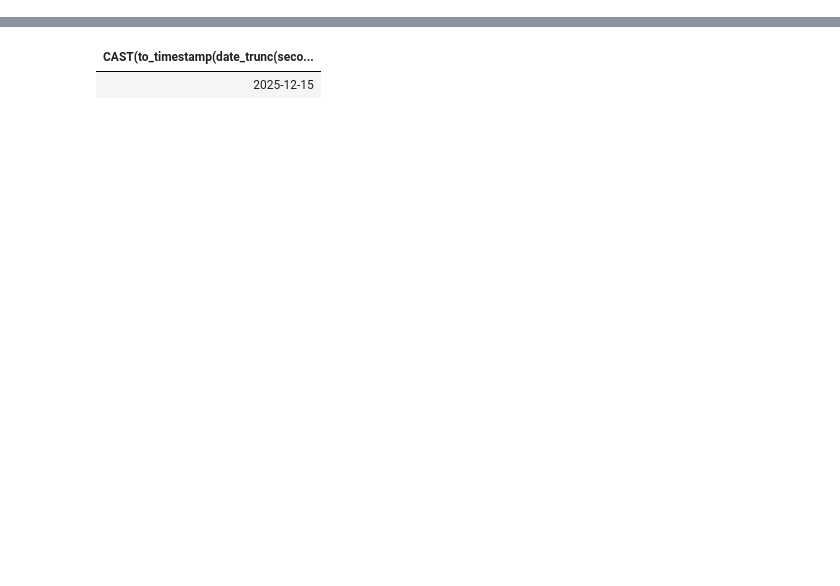
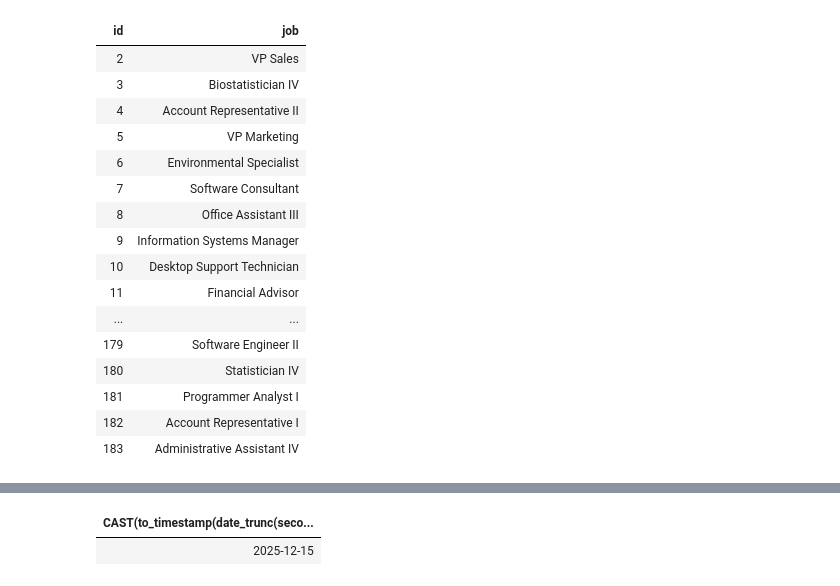
Before and after one commit to alexis18daes/databricks_challenge_repo, a Jupyter notebook: challenge_final.ipynb, the cells around one changed output, grey strips where cells are left out. Drawn from its saved outputs; the diff is of its cells as text; code cells hidden in the pictures; blank space fills up the shorter version.

```diff
--- a/challenge_final.ipynb
+++ b/challenge_final.ipynb
@@ -144,3 +200,25 @@ main()
+# %%
+%sql
+--validamos tabla 3
+select * from db_bronze.table_jobs;
+# %% [output]
+| id | job |
+| 2 | VP Sales |
+| 3 | Biostatistician IV |
+| 4 | Account Representative II |
+| 5 | VP Marketing |
+| 6 | Environmental Specialist |
+| 7 | Software Consultant |
+| 8 | Office Assistant III |
+| 9 | Information Systems Manager |
+| 10 | Desktop Support Technician |
+| 11 | Financial Advisor |
+| ... | ... |
+| 179 | Software Engineer II |
+| 180 | Statistician IV |
+| 181 | Programmer Analyst I |
+| 182 | Account Representative I |
+| 183 | Administrative Assistant IV |
 # %%
 %sql
 --Number of employees hired for each job and department in 2021 divided by quarter. The table must be ordered alphabetically by department and job.
```
Also changed, not shown: parts of 3 cells of this notebook.
